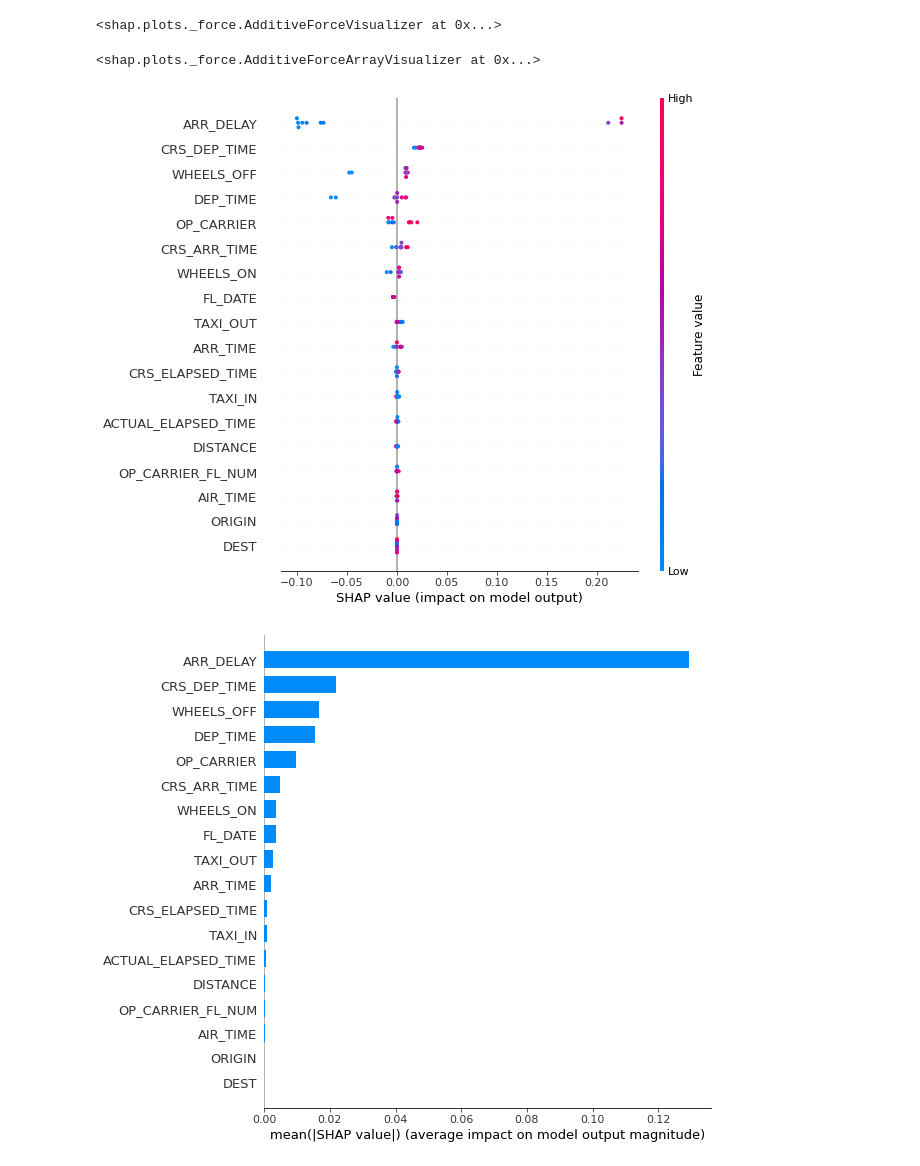
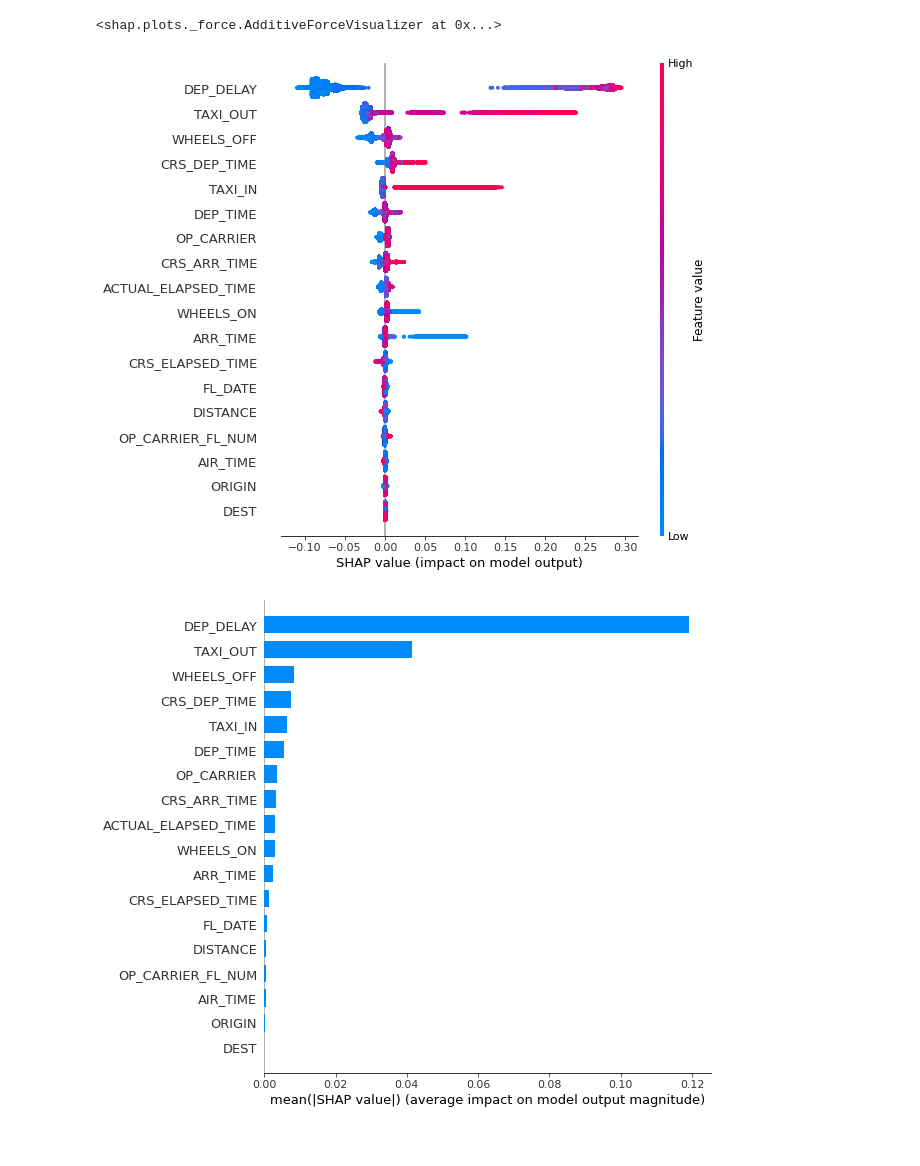
Before and after one commit to td2thinh/ElectricityConsumptionML, a Jupyter notebook: AirlinesData.ipynb, the cells around one changed output. Saved outputs shown, nothing was run; the diff lists cells and outputs as text; code cells hidden in the pictures.

```diff
--- a/AirlinesData.ipynb
+++ b/AirlinesData.ipynb
@@ -105,7 +105,7 @@ feature_cols = ['FL_DATE',
  'DEST',
  'CRS_DEP_TIME',
  'DEP_TIME',
- 'ARR_DELAY',
+ 'DEP_DELAY',
  'TAXI_OUT',
  'WHEELS_OFF',
  'WHEELS_ON',
@@ -118,9 +118,9 @@ feature_cols = ['FL_DATE',
  'DISTANCE']
 # %%
 #Encode label to 1 and 0 boolean
-df['DEP_DELAY'][df['DEP_DELAY'] < 0] = 0
-df['DEP_DELAY'][df['DEP_DELAY'] > 0] = 1
-df['DEP_DELAY'] = df['DEP_DELAY'].astype('bool')
+df['ARR_DELAY'][df['ARR_DELAY'] < 0] = 0
+df['ARR_DELAY'][df['ARR_DELAY'] > 0] = 1
+df['ARR_DELAY'] = df['ARR_DELAY'].astype('bool')
 # %% [output]
 A value is trying to be set on a copy of a slice from a DataFrame
 
@@ -202,7 +203,7 @@ dtypes: bool(1), float64(10), int32(4), int64(4)
 memory usage: 133.2 MB
 # %%
 X = df[feature_cols]
-y = df.DEP_DELAY
+y = df.ARR_DELAY
 # Split dataset into training set and test set
 X_train, X_test, y_train, y_test = train_test_split(X, y, test_size=0.3) # 70% training and 30% test
 #Import Random Forest Model
@@ -245,18 +244,15 @@ import shap
 <shap.plots._force.AdditiveForceVisualizer at 0x...>
 # %%
  # obtain shap values for the test data
- shap_values = explainer.shap_values(X_test[:10])
- shap.force_plot(explainer.expected_value[0], shap_values[0], X_test[:10])
+ shap_values = explainer.shap_values(X_test)
-# %% [output]
-<shap.plots._force.AdditiveForceArrayVisualizer at 0x...>
 # %%
-shap.summary_plot(shap_values[1], X_test[:10])
+shap.summary_plot(shap_values[1], X_test)
 # %% [output]
-[figure, old version]
+[figure, new version]
 # %%
 shap.summary_plot(shap_values[1], X_test, plot_type='bar')
 # %% [output]
-[figure, old version]
+[figure, new version]
 # %%
 shap.decision_plot(explainer.expected_value[1], shap_values[1], X, ignore_warnings=True)
 # %% [output]
```
Also changed, not shown: parts of 16 cells of this notebook.
